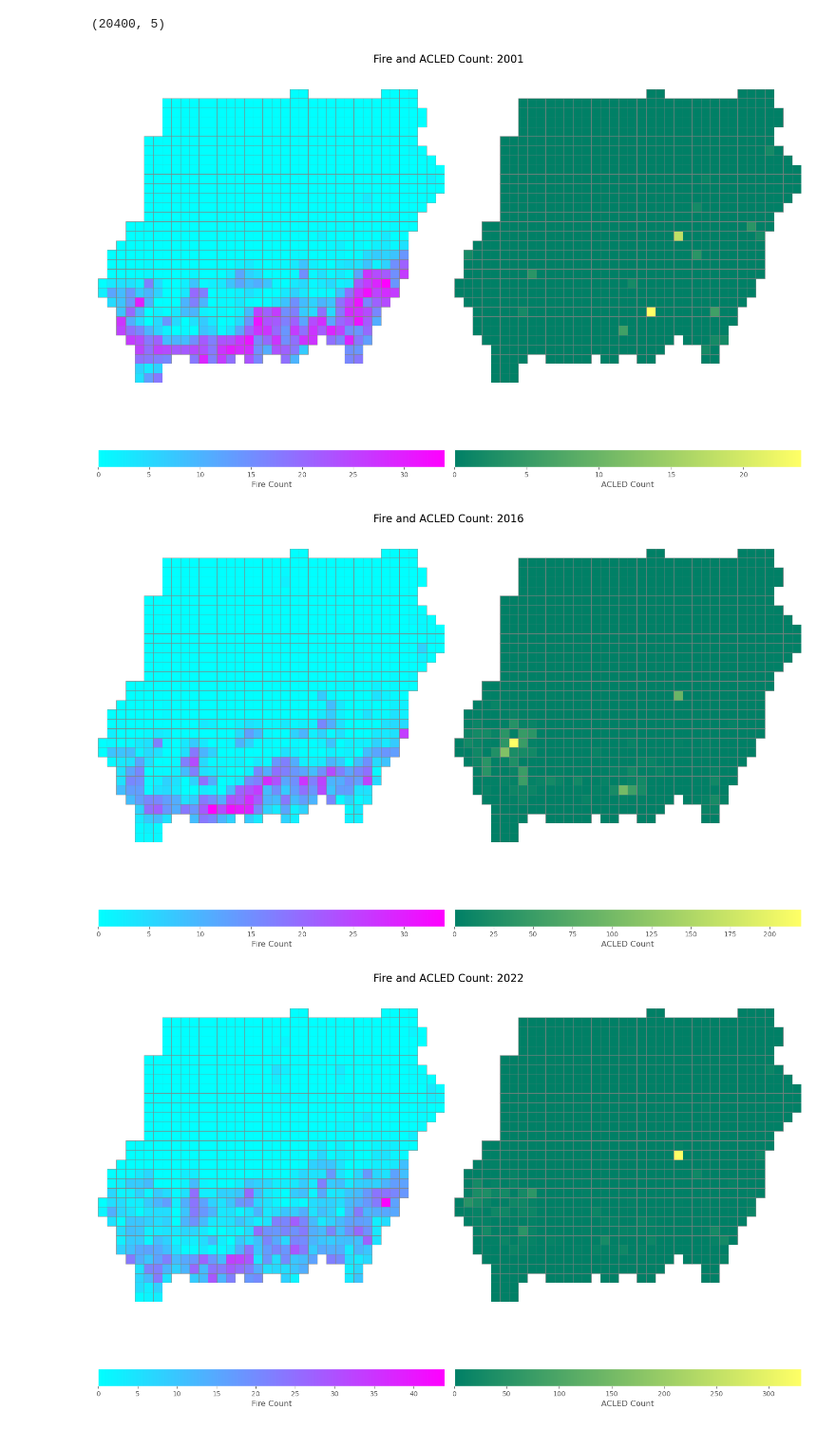
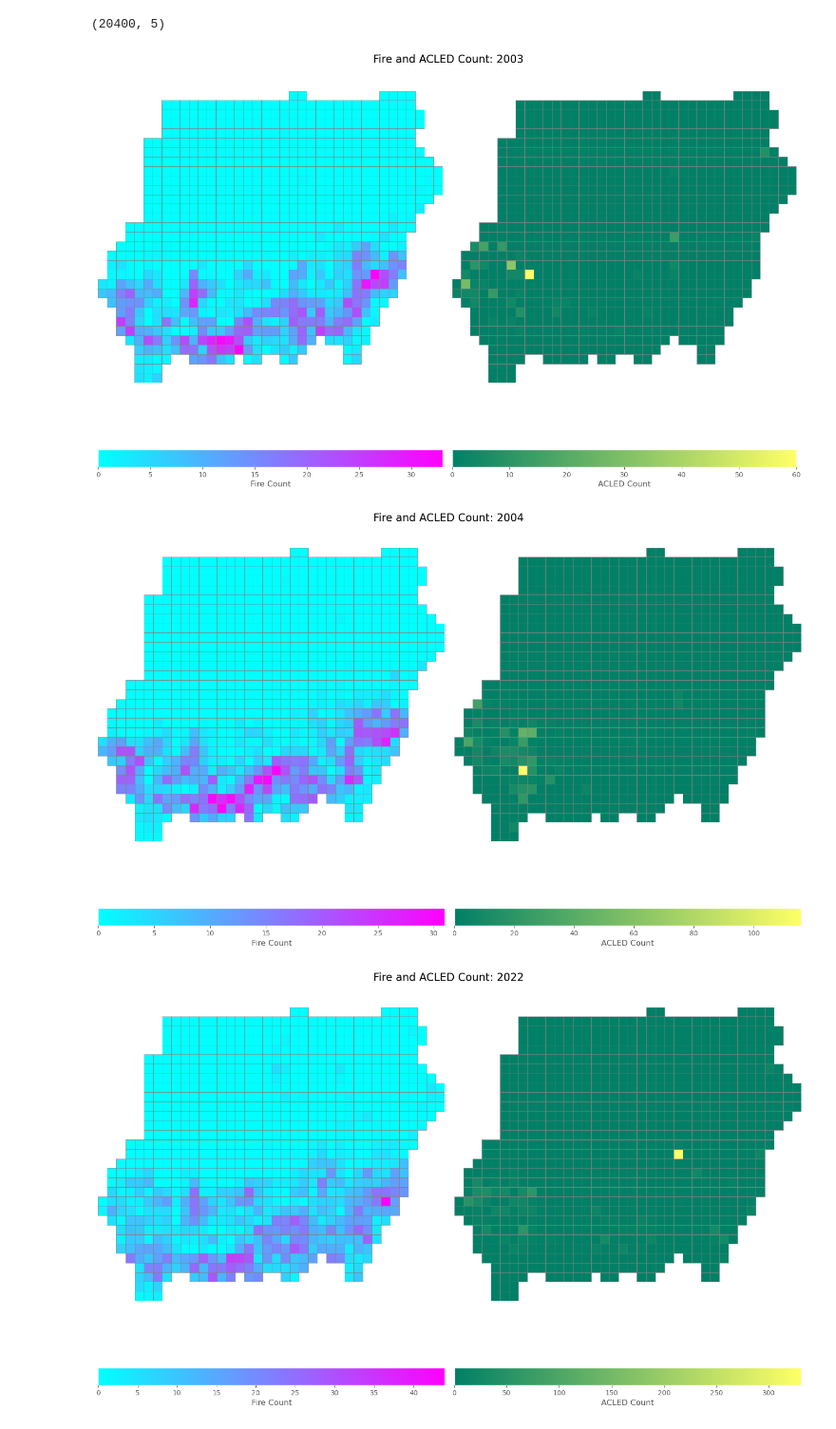
Before and after one commit to sameera006/Final_Dissertation, a Jupyter notebook: ACLED_Sudan.ipynb, the cells around one changed output. Shown at 95% size. Saved outputs shown, nothing was run; the diff lists cells and outputs as text; code cells hidden in the pictures.

```diff
--- a/ACLED_Sudan.ipynb
+++ b/ACLED_Sudan.ipynb
@@ -2199,15 +2186,15 @@ def print_plot(plot_year):
     #print(f"Bounding box: {gdf.total_bounds}")
     #print(f"ACLED count range: {gdf['acled_count'].min()} to {gdf['acled_count'].max()}")
 # %%
-for year in [2001]:
+for year in [2003]:
     print_plot(year)
 # %% [output]
-[figure, old version]
+[figure, new version]
 # %%
-for year in [2016]:
+for year in [2004]:
     print_plot(year)
 # %% [output]
-[figure, old version]
+[figure, new version]
 # %%
 for year in [2022]:
     print_plot(year)
```
Also changed, not shown: parts of 28 cells of this notebook, 8 other files.
